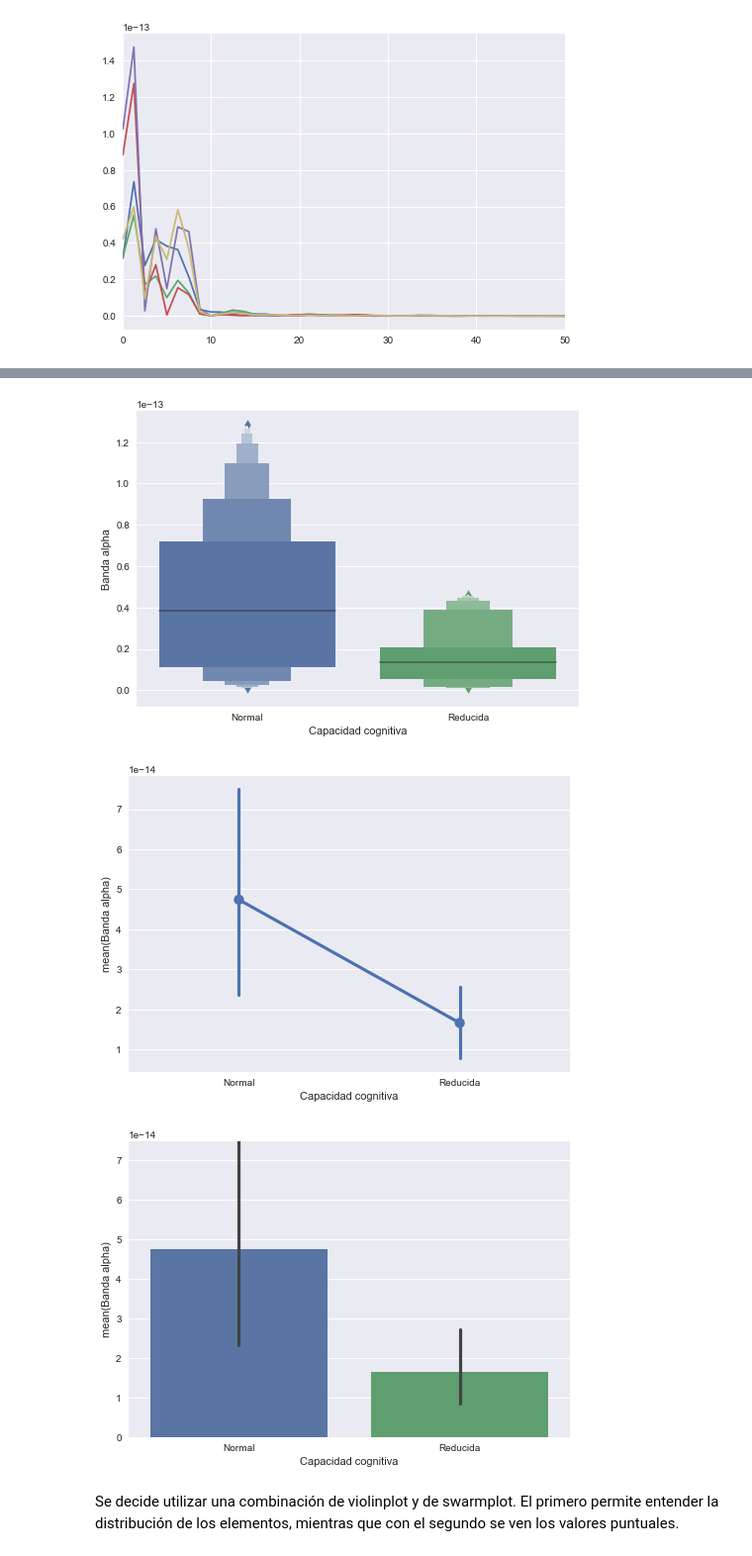
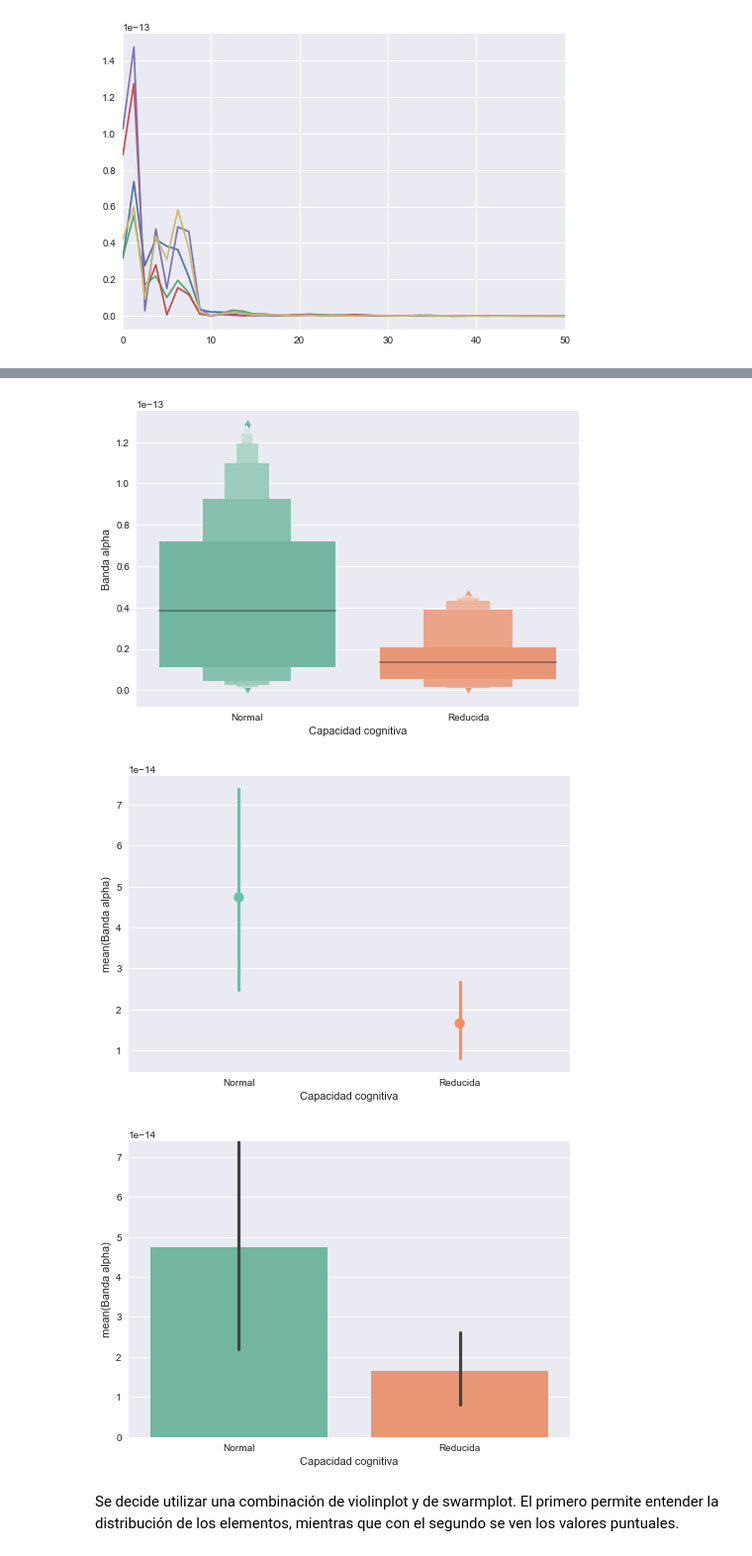
Before and after one commit to BrianBohe/DataScienceCourse, a Jupyter notebook: tp2/resolucion.ipynb, the cells around one changed output, grey strips where cells are left out. Shown at 99% size. Drawn from its saved outputs; the diff is of its cells as text; code cells hidden in the pictures.

```diff
--- a/tp2/resolucion.ipynb
+++ b/tp2/resolucion.ipynb
@@ -117,33 +117,33 @@ ymax = max(df_bandas['Banda alpha'])
 decimo = (ymax - ymin)/len(df_bandas['Banda alpha'])
 ymin, ymax = ymin - decimo, ymax + decimo
 
-ax = sns.stripplot(x="Capacidad cognitiva", y="Banda alpha", data=df_bandas)
+ax = sns.stripplot(x="Capacidad cognitiva", y="Banda alpha", data=df_bandas, palette="Set2")
 ax.set_ylim([ymin, ymax])
 ax.set_title("Strip plot")
 sns.plt.show()
 
-ax = sns.swarmplot(x="Capacidad cognitiva", y="Banda alpha", data=df_bandas)
+ax = sns.swarmplot(x="Capacidad cognitiva", y="Banda alpha", data=df_bandas, palette="Set2")
 ax.set_ylim([ymin, ymax])
 ax.set_title("Swarm plot")
 sns.plt.show()
 
-sns.boxplot(x="Capacidad cognitiva", y="Banda alpha", data=df_bandas)
+sns.boxplot(x="Capacidad cognitiva", y="Banda alpha", data=df_bandas, palette="Set2")
 ax.set_title("Box plot")
 sns.plt.show()
 
-sns.violinplot(x="Capacidad cognitiva", y="Banda alpha", data=df_bandas)
+sns.violinplot(x="Capacidad cognitiva", y="Banda alpha", data=df_bandas, palette="Set2")
 ax.set_title("Violin plot")
 sns.plt.show()
 
-sns.lvplot(x="Capacidad cognitiva", y="Banda alpha", data=df_bandas)
+sns.lvplot(x="Capacidad cognitiva", y="Banda alpha", data=df_bandas, palette="Set2")
 ax.set_title("Lette value plot")
 sns.plt.show()
 
-sns.pointplot(x="Capacidad cognitiva", y="Banda alpha", data=df_bandas)
+sns.pointplot(x="Capacidad cognitiva", y="Banda alpha", data=df_bandas, palette="Set2")
 ax.set_title("Point plot")
 sns.plt.show()
 
-sns.barplot(x="Capacidad cognitiva", y="Banda alpha", data=df_bandas)
+sns.barplot(x="Capacidad cognitiva", y="Banda alpha", data=df_bandas, palette="Set2")
 ax.set_title("Bar plot")
 sns.plt.show()
 # %% [output]
@@ -154,6 +154,6 @@ sns.plt.show()
-[figure, old version]
+[figure, new version]
-[figure, old version]
+[figure, new version]
-[figure, old version]
+[figure, new version]
 # %% [markdown]
 Se decide utilizar una combinación de violinplot y de swarmplot. El primero permite entender la distribución de los elementos, mientras que con el segundo se ven los valores puntuales.
 # %%
```
Also changed, not shown: parts of 3 cells of this notebook.
